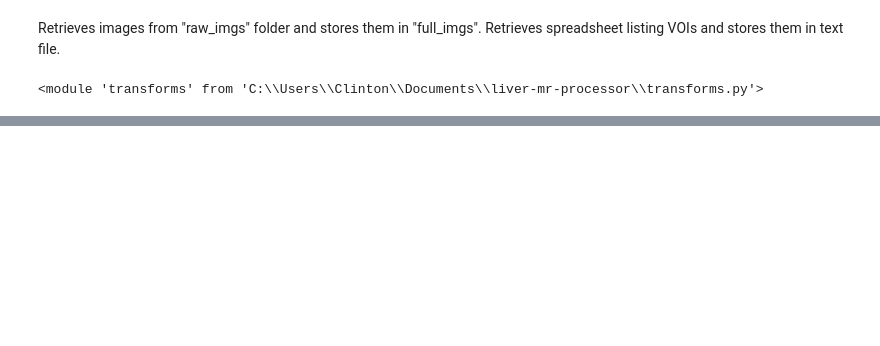
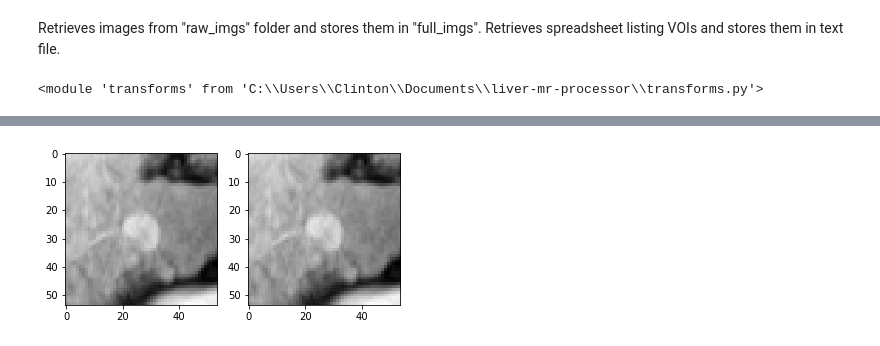
Before and after one commit to clintonjwang/cancer-staging, a Jupyter notebook: data-retrieval.ipynb, the cells around one changed output, grey strips where cells are left out. Cells and saved outputs as stored; diff of their text form; code cells hidden in the pictures; blank space fills up the shorter version.

```diff
--- a/data-retrieval.ipynb
+++ b/data-retrieval.ipynb
@@ -285,0 +280,16 @@ voi_df[voi_df["Filename"] == img_fn]
+# %%
+img, vox_scale = rescale(img, target_dims, cur_dims)
+# %%
+x = (74, 91)
+y = (128, 145)
+z = (43, 50)
+y = (img.shape[1]-y[1], img.shape[1]-y[0]) # flip y
+z = (img.shape[2]-z[1], img.shape[2]-z[0]) # flip z
+# %%
+x = (round(x[0]*vox_scale[0]), round(x[1]*vox_scale[0]))
+y = (round(y[0]*vox_scale[1]), round(y[1]*vox_scale[1]))
+z = (round(z[0]*vox_scale[2]), round(z[1]*vox_scale[2]))
+# %%
+plot_section_xyz(img, x, y, z, pad=20)
+# %% [output]
+[figure, added]
```
Also changed, not shown: parts of 11 cells of this notebook, 5 other files.
